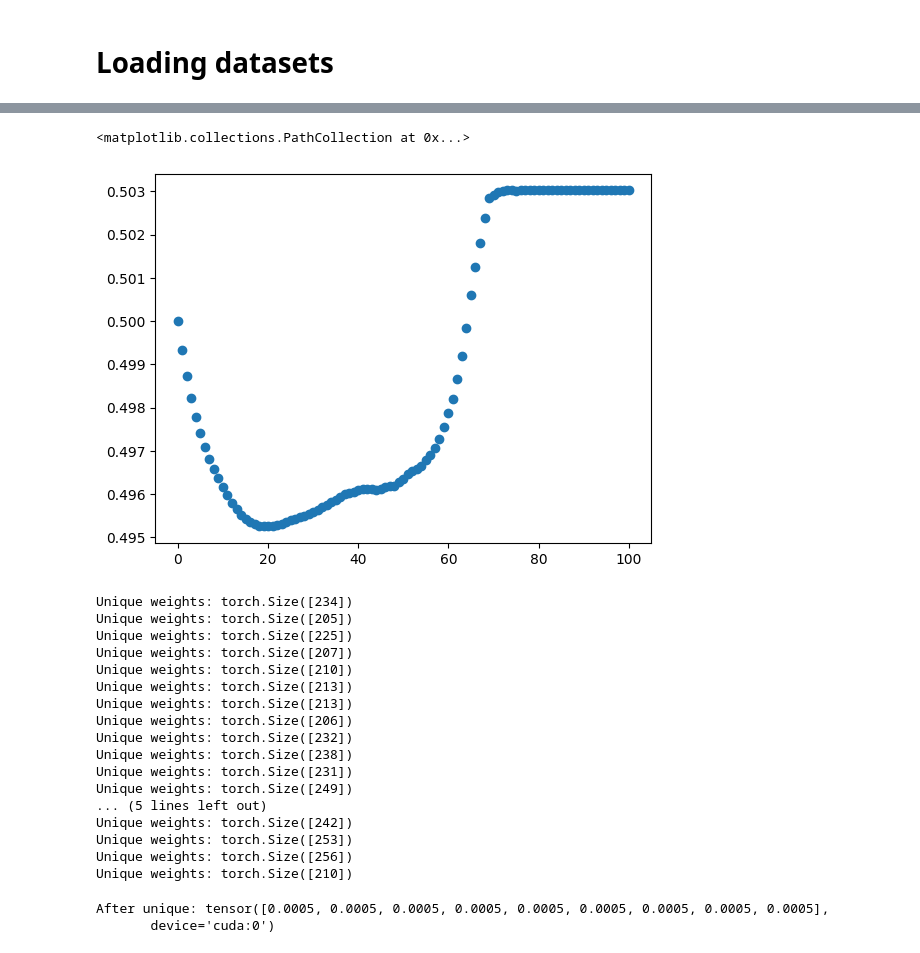
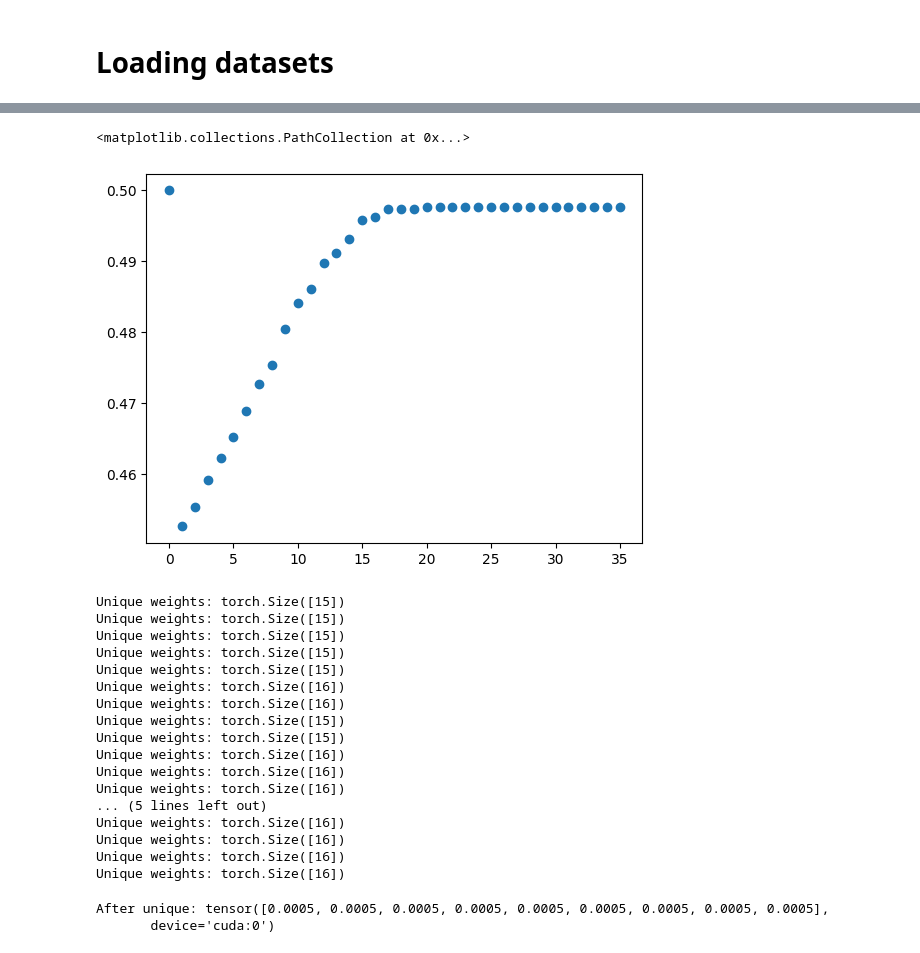
Before and after one commit to puscianm/anvil, a Jupyter notebook: testing.ipynb, the cells around one changed output, grey strips where cells are left out. Cells and saved outputs as stored; diff of their text form; code cells hidden in the pictures.

```diff
--- a/testing.ipynb
+++ b/testing.ipynb
@@ -93,6 +93,7 @@ for batch in val_loader:
 indices = torch.randperm(torch.cat(images_list).size(0))[:50]
 images_1 = torch.cat(images_list, dim=0)[indices].to(device)
 # %%
-adaround_statistics, quantizized_weights, quantizized_model = adaround_wrapper.apply_adaround_to_layers(reg_param=100000, bitwidth=8, per_channel=False, num_iterations=3500, beta_range=(20, 1.1), optimizer_lr=3e-2, use_quantiles=True, lower_quantile=1e-5, upper_quantile=1-1e-5)
+adaround_wrapper = anvil.adaround.AdaRoundModelWrapper(model, images_1)
+adaround_statistics, quantizized_weights, quantizized_model = adaround_wrapper.apply_adaround_to_layers(reg_param=0.1, bitwidth=4, per_channel=False, num_iterations=3500, beta_range=(20, 1.001), optimizer_lr=3e-2, use_quantiles=True, lower_quantile=1e-4, upper_quantile=1-1e-4)
 # %% [output]
 Quantizizing conv and lin
@@ -115,11 +153,11 @@ f1 score after quantization: 0.8265
 # %%
 means = []
-for h_alpha in adaround_statistics['layer4.0.conv2']['h_alphas']:
+for h_alpha in adaround_statistics['conv1']['h_alphas']:
     means.append(h_alpha.to("cpu").mean())
 plt.scatter([i for i in range(len(means))], means)
 # %% [output]
 <matplotlib.collections.PathCollection at 0x...>
-[figure, old version]
+[figure, new version]
 # %%
 
 layer41conv2 = None
@@ -135,23 +173,23 @@ for name, module in model.named_modules():
         if name == "layer4.1.conv2":
             baselayer41conv2 = module.weight.detach()
 # %% [output]
-Unique weights: torch.Size([234])
-Unique weights: torch.Size([205])
-Unique weights: torch.Size([225])
-Unique weights: torch.Size([207])
-Unique weights: torch.Size([210])
-Unique weights: torch.Size([213])
-Unique weights: torch.Size([213])
-Unique weights: torch.Size([206])
-Unique weights: torch.Size([232])
-Unique weights: torch.Size([238])
-Unique weights: torch.Size([231])
-Unique weights: torch.Size([249])
+Unique weights: torch.Size([15])
+Unique weights: torch.Size([15])
+Unique weights: torch.Size([15])
+Unique weights: torch.Size([15])
+Unique weights: torch.Size([15])
+Unique weights: torch.Size([16])
+Unique weights: torch.Size([16])
+Unique weights: torch.Size([15])
+Unique weights: torch.Size([15])
+Unique weights: torch.Size([16])
+Unique weights: torch.Size([16])
+Unique weights: torch.Size([16])
 ... (5 lines left out)
-Unique weights: torch.Size([242])
-Unique weights: torch.Size([253])
-Unique weights: torch.Size([256])
-Unique weights: torch.Size([210])
+Unique weights: torch.Size([16])
+Unique weights: torch.Size([16])
+Unique weights: torch.Size([16])
+Unique weights: torch.Size([16])
 # %%
 sortedd = torch.unique(layer41conv2).msort()
 distances_between_quantizized_weights = []
```
Also changed, not shown: parts of 6 cells of this notebook, 2 other files.
